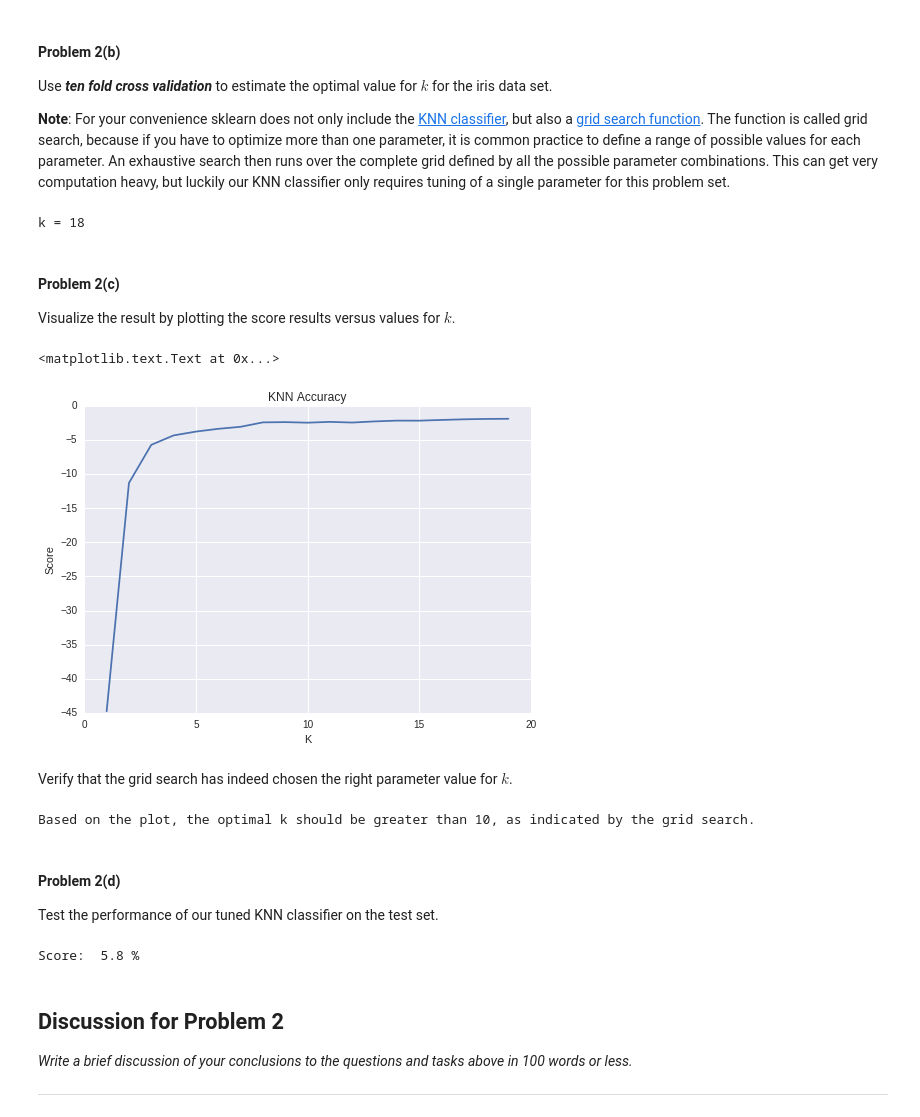
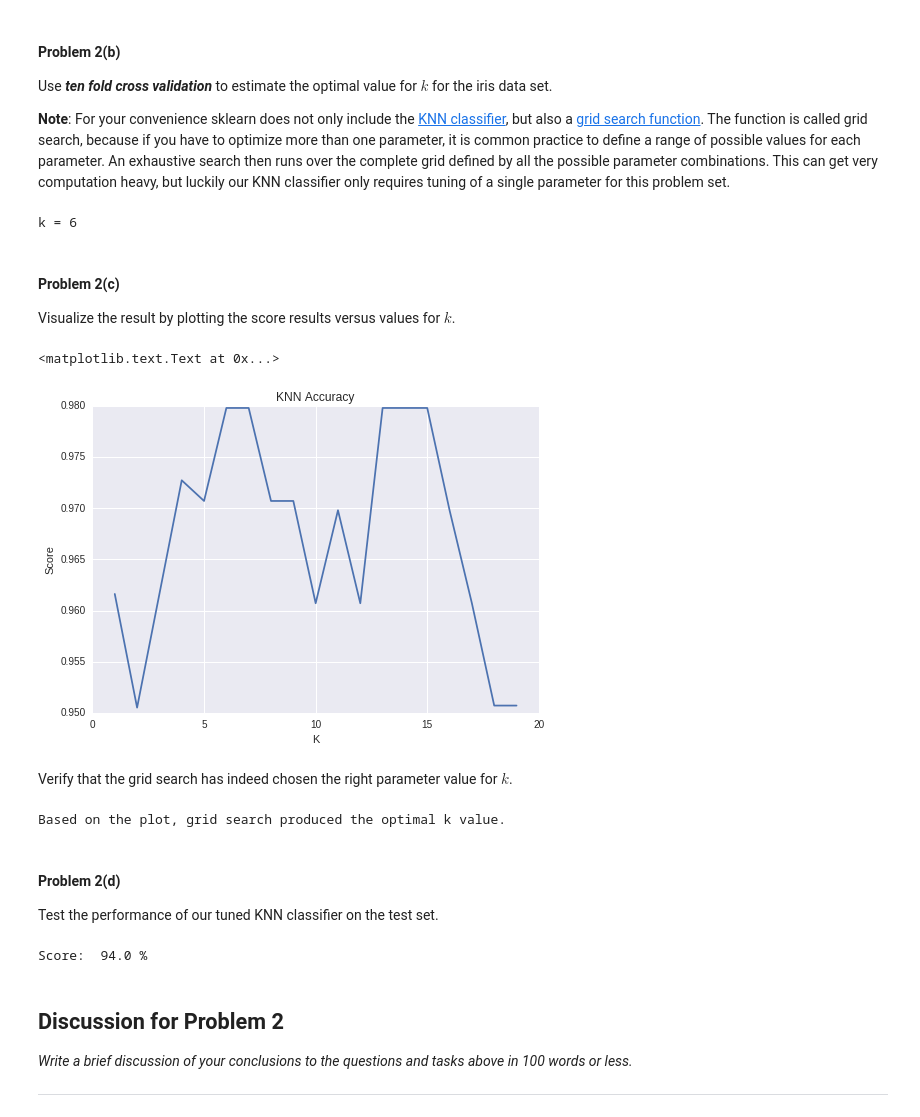
Before and after one commit to snazrul1/ssnazrul, a Jupyter notebook: DSE220/HW2/Assignment_2.ipynb, the cells around one changed output. Saved outputs shown, nothing was run; the diff lists cells and outputs as text; code cells hidden in the pictures.

```diff
--- a/DSE220/HW2/Assignment_2.ipynb
+++ b/DSE220/HW2/Assignment_2.ipynb
@@ -485,13 +482,13 @@ X_train, X_test, y_train, y_test = train_test_split(X, y, test_size=0.33, random
 # %%
 ### Your code here ###
 
-knn = sklearn.cluster.KMeans()
-grid_search = sklearn.grid_search.GridSearchCV(knn, {'n_clusters':list(range(1,20))}, cv=10)
+knn = sklearn.neighbors.KNeighborsClassifier()
+grid_search = sklearn.grid_search.GridSearchCV(knn, {'n_neighbors':list(range(1,20))}, cv=10)
 grid_search.fit(X_train, y_train)
-k = grid_search.best_params_['n_clusters']
-print 'k =',grid_search.best_params_['n_clusters']
+k = grid_search.best_params_['n_neighbors']
+print 'k =',grid_search.best_params_['n_neighbors']
 # %% [output]
-k = 18
+k = 6
 # %% [markdown]
 #### Problem 2(c)
 
@@ -499,29 +496,29 @@ Visualize the result by plotting the score results versus values for $k$.
 # %%
 ### Your code here ###
 
 #Using a 10 fold cross validation to calculate scores
 
 scores = []
 
 for i in range(1,20):
-    clf = sklearn.cluster.KMeans(n_clusters=i)
+    clf = sklearn.neighbors.KNeighborsClassifier(n_neighbors=i)
     score = np.mean(sklearn.cross_validation.cross_val_score(clf, X_train, y_train, cv=10))
     scores.append(score)
 
 plt.plot(list(range(1,20)), scores)
 plt.xlabel('K')
 plt.ylabel('Score')
 plt.title('KNN Accuracy')
 # %% [output]
 <matplotlib.text.Text at 0x...>
-[figure, old version]
+[figure, new version]
 # %% [markdown]
 Verify that the grid search has indeed chosen the right parameter value for $k$.
 # %%
 ### Your code here ###
-print 'Based on the plot, the optimal k should be greater than 10, as indicated by the grid search.'
+print 'Based on the plot, grid search produced the optimal k value.'
 # %% [output]
-Based on the plot, the optimal k should be greater than 10, as indicated by the grid search.
+Based on the plot, grid search produced the optimal k value.
 # %% [markdown]
 #### Problem 2(d)
 
@@ -529,10 +526,10 @@ Test the performance of our tuned KNN classifier on the test set.
 # %%
 ### Your code here ###
 
+#Take the average score of 10 runs
 scores = []
-
 for i in range(10):
-    clf = sklearn.cluster.KMeans(n_clusters=k)
+    clf = sklearn.neighbors.KNeighborsClassifier(n_neighbors=k)
     clf.fit(X_train, y_train)
     pred = clf.predict(X_test)
     score = float(np.sum([i==j for i,j in zip(pred, y_test)]))/len(pred)
@@ -540,7 +537,7 @@ for i in range(10):
 
 print 'Score:\t',np.mean(scores)*100,'%'
 # %% [output]
-Score:  5.8 %
+Score:  94.0 %
 # %% [markdown]
 ## Discussion for Problem 2
 
```
Also changed, not shown: parts of 9 cells of this notebook.
